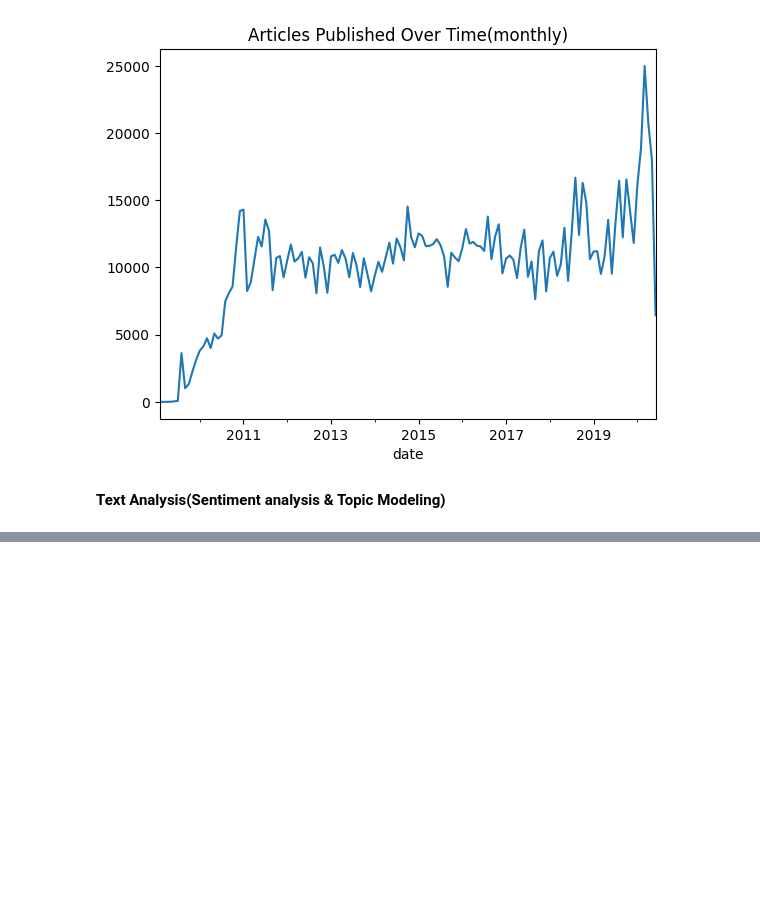
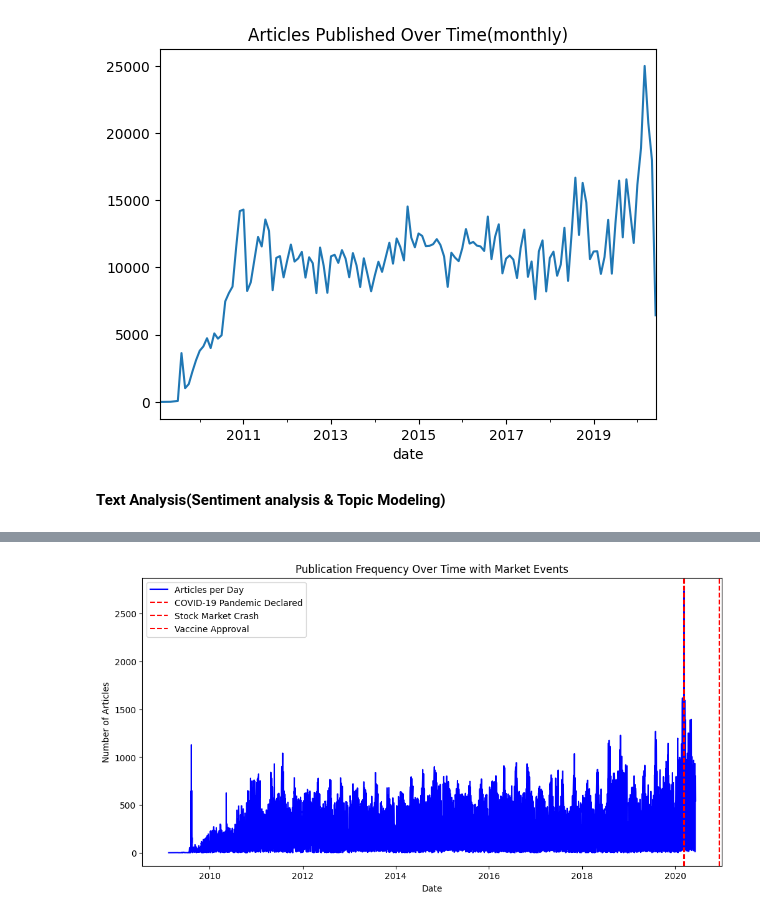
Before and after one commit to Bekyy/financial-news-data-analysis, a Jupyter notebook: notebooks/sentiment_analysis.ipynb, the cells around one changed output, grey strips where cells are left out. Saved outputs shown, nothing was run; the diff lists cells and outputs as text; code cells hidden in the pictures; blank space fills up the shorter version.

```diff
--- a/notebooks/sentiment_analysis.ipynb
+++ b/notebooks/sentiment_analysis.ipynb
@@ -213,0 +406,37 @@ plt.show()
+# %%
+
+# Plot Close price and MACD
+plt.figure(figsize=(7, 5))
+fig, ax = plt.subplots()
+# Count articles per day
+articles_per_day = data['date'].value_counts().sort_index()
+print(articles_per_day)
+
+# Optional: Plotting the trend over time
+articles_per_day.plot(kind='line', title='Articles Published Over Time')
+ax.set_xlabel('Date')
+ax.set_ylabel('Number of Articles')
+plt.show()
+# %%
+# Example: Known market events
+market_events = {
+    'COVID-19 Pandemic Declared': '2020-03-11',
+    'Stock Market Crash': '2020-03-16',
+    'Vaccine Approval': '2020-12-11'
+}
+
+# Convert the event dates to datetime
+market_events = {event: pd.to_datetime(date) for event, date in market_events.items()}
+
+# Plot the number of articles published each day with event markers
+plt.figure(figsize=(12, 6))
+plt.plot(articles_per_day.index, articles_per_day.values, label='Articles per Day', color='blue')
+for event, date in market_events.items():
+    plt.axvline(x=date, color='red', linestyle='--', label=event)
+plt.xlabel('Date')
+plt.ylabel('Number of Articles')
+plt.title('Publication Frequency Over Time with Market Events')
+plt.legend()
+plt.show()
+# %% [output]
+[figure, added]
```
Also changed, not shown: parts of 24 cells of this notebook, 1 other file.
